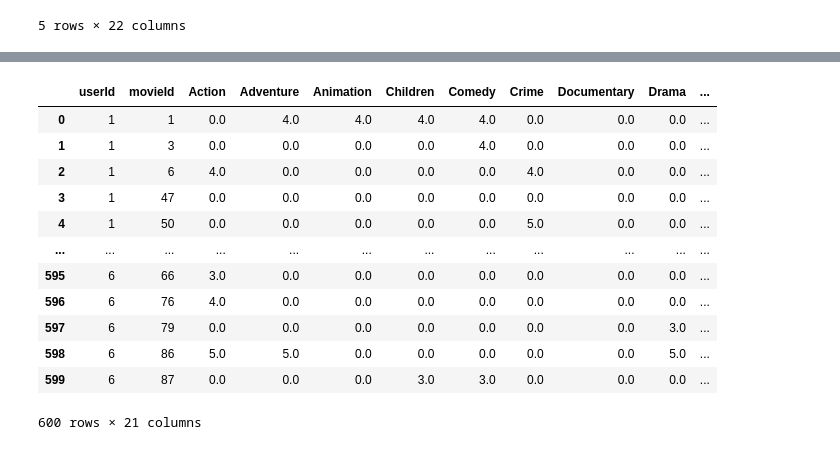
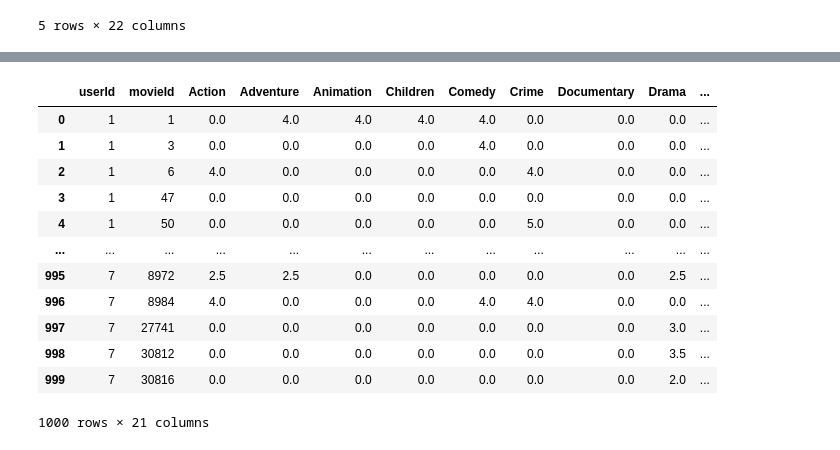
Before and after one commit to Madhushanka00/MovieMania, a Jupyter notebook: MLmodels/ftEngineeringUser.ipynb, the cells around one changed output, grey strips where cells are left out. Cells and saved outputs as stored; diff of their text form; code cells hidden in the pictures.

```diff
--- a/MLmodels/ftEngineeringUser.ipynb
+++ b/MLmodels/ftEngineeringUser.ipynb
@@ -79,16 +65,16 @@ combined_df = combined_df.drop(columns=['rating'])
 # %%
-combined_df.head(600)
+combined_df.head(1000)
 # %% [output]
 |  | userId | movieId | Action | Adventure | Animation | Children | Comedy | Crime | Documentary | Drama | ... |
 | 0 | 1 | 1 | 0.0 | 4.0 | 4.0 | 4.0 | 4.0 | 0.0 | 0.0 | 0.0 | ... |
 | 1 | 1 | 3 | 0.0 | 0.0 | 0.0 | 0.0 | 4.0 | 0.0 | 0.0 | 0.0 | ... |
 | 2 | 1 | 6 | 4.0 | 0.0 | 0.0 | 0.0 | 0.0 | 4.0 | 0.0 | 0.0 | ... |
 | 3 | 1 | 47 | 0.0 | 0.0 | 0.0 | 0.0 | 0.0 | 0.0 | 0.0 | 0.0 | ... |
 | 4 | 1 | 50 | 0.0 | 0.0 | 0.0 | 0.0 | 0.0 | 5.0 | 0.0 | 0.0 | ... |
 | ... | ... | ... | ... | ... | ... | ... | ... | ... | ... | ... | ... |
-| 595 | 6 | 66 | 3.0 | 0.0 | 0.0 | 0.0 | 0.0 | 0.0 | 0.0 | 0.0 | ... |
-| 596 | 6 | 76 | 4.0 | 0.0 | 0.0 | 0.0 | 0.0 | 0.0 | 0.0 | 0.0 | ... |
-| 597 | 6 | 79 | 0.0 | 0.0 | 0.0 | 0.0 | 0.0 | 0.0 | 0.0 | 3.0 | ... |
-| 598 | 6 | 86 | 5.0 | 5.0 | 0.0 | 0.0 | 0.0 | 0.0 | 0.0 | 5.0 | ... |
-| 599 | 6 | 87 | 0.0 | 0.0 | 0.0 | 3.0 | 3.0 | 0.0 | 0.0 | 0.0 | ... |
+| 995 | 7 | 8972 | 2.5 | 2.5 | 0.0 | 0.0 | 0.0 | 0.0 | 0.0 | 2.5 | ... |
+| 996 | 7 | 8984 | 4.0 | 0.0 | 0.0 | 0.0 | 4.0 | 4.0 | 0.0 | 0.0 | ... |
+| 997 | 7 | 27741 | 0.0 | 0.0 | 0.0 | 0.0 | 0.0 | 0.0 | 0.0 | 3.0 | ... |
+| 998 | 7 | 30812 | 0.0 | 0.0 | 0.0 | 0.0 | 0.0 | 0.0 | 0.0 | 3.5 | ... |
+| 999 | 7 | 30816 | 0.0 | 0.0 | 0.0 | 0.0 | 0.0 | 0.0 | 0.0 | 2.0 | ... |
-600 rows × 21 columns
+1000 rows × 21 columns
```
Also changed, not shown: parts of 7 cells of this notebook, 1 other file.
